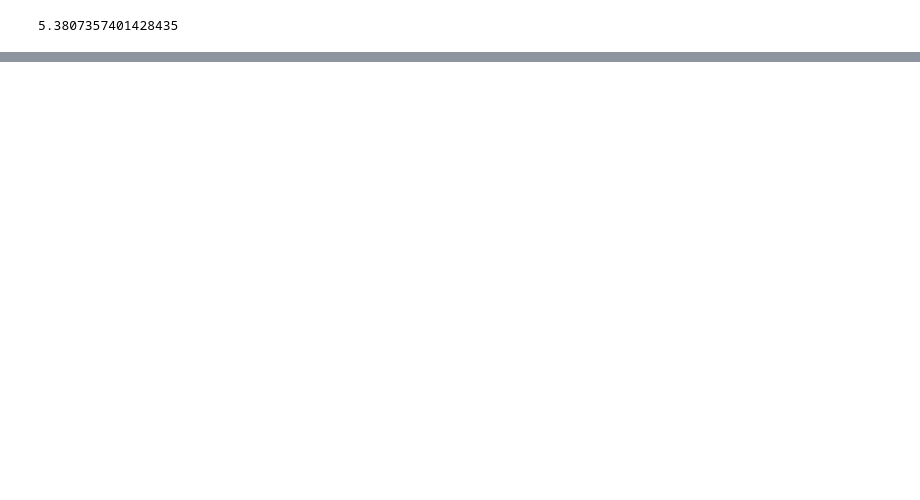
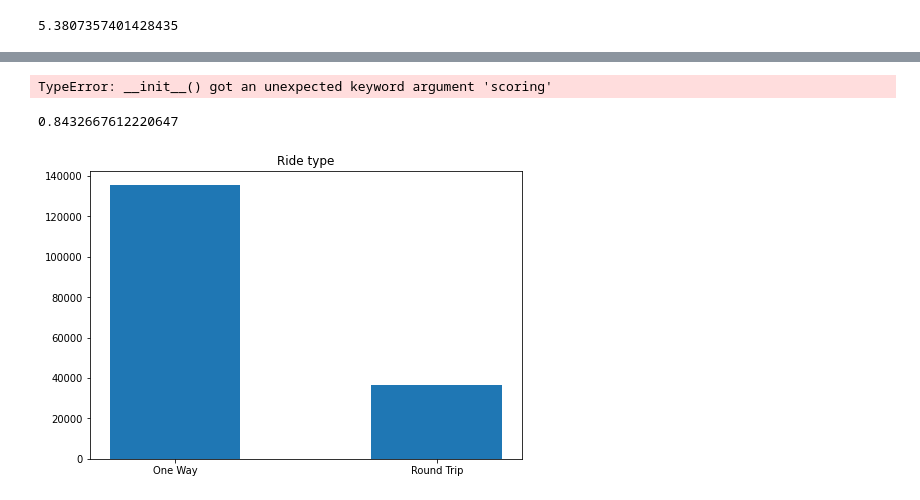
Before and after one commit to OwenJanssen/CS-396-Divvy-Bikes, a Jupyter notebook: LogRegress2.ipynb, the cells around one changed output, grey strips where cells are left out. Saved outputs shown, nothing was run; the diff lists cells and outputs as text; code cells hidden in the pictures; blank space fills up the shorter version.

Commit message:
new logistic regression

```diff
--- a/LogRegress2.ipynb
+++ b/LogRegress2.ipynb
@@ -131,0 +133,7 @@ df[["start_hour", "mem_cas_bool", "ride_type_int", "bin_lat", "bin_lng","is_roun
+# %%
+def is_long_trip(dur):
+    return dur > 30
+
+
+df['binary_duration'] = df["duration"].apply(is_long_trip)
+df.head()
@@ -131,0 +199,31 @@ df[["start_hour", "mem_cas_bool", "ride_type_int", "bin_lat", "bin_lng","is_roun
+# %%
+from sklearn.ensemble import BaggingClassifier
+
+bclf = BaggingClassifier(base_estimator=LogisticRegression(solver='saga', penalty="none", scoring="roc_auc"), n_estimators=10, random_state=0)
+
+bclf.fit(X_new, df["is_round"])
+# clf.score(X_train, y_bool_train)
+# plt.plot(np.arange(0.1, 1, 0.1), clf.cv_results_['mean_test_score'])
+# print("f1 score: " + str(clf.cv_results_['mean_test_score'].max()))
+# print(clf.best_params_)
+# %% [output]
+TypeError: __init__() got an unexpected keyword argument 'scoring'
+# %%
+bclf.score(X_new, df["is_round"])
+# %% [output]
+0.8432667612220647
+# %%
+fig = plt.figure()
+ax = fig.add_axes([0,0,1,1])
+plt.title("Ride type")
+langs = ['One Way', 'Round Trip']
+x = np.arange(len(langs))  # the label locations
+width = 0.5  # the width of the bars
+counts_mems = [len(df[(df["is_round"] == 0) & (df["member_casual"] == "member")]), len(df[(df["is_round"] > 0) & (df["member_casual"] == "member")])]
+counts_cass = [len(df[(df["is_round"] == 0) & (df["member_casual"] != "member")]), len(df[(df["is_round"] > 0) & (df["member_casual"] != "member")])]
+# rects1 = ax.bar(x - width/2, counts_mems, width, label='Member')
+rects2 = ax.bar(x, counts_cass, width, label='Casual')
+ax.set_xticks(x, langs)
+plt.show()
+# %% [output]
+[figure, added]
```
Also changed, not shown: parts of 11 cells of this notebook, 1 other file.
